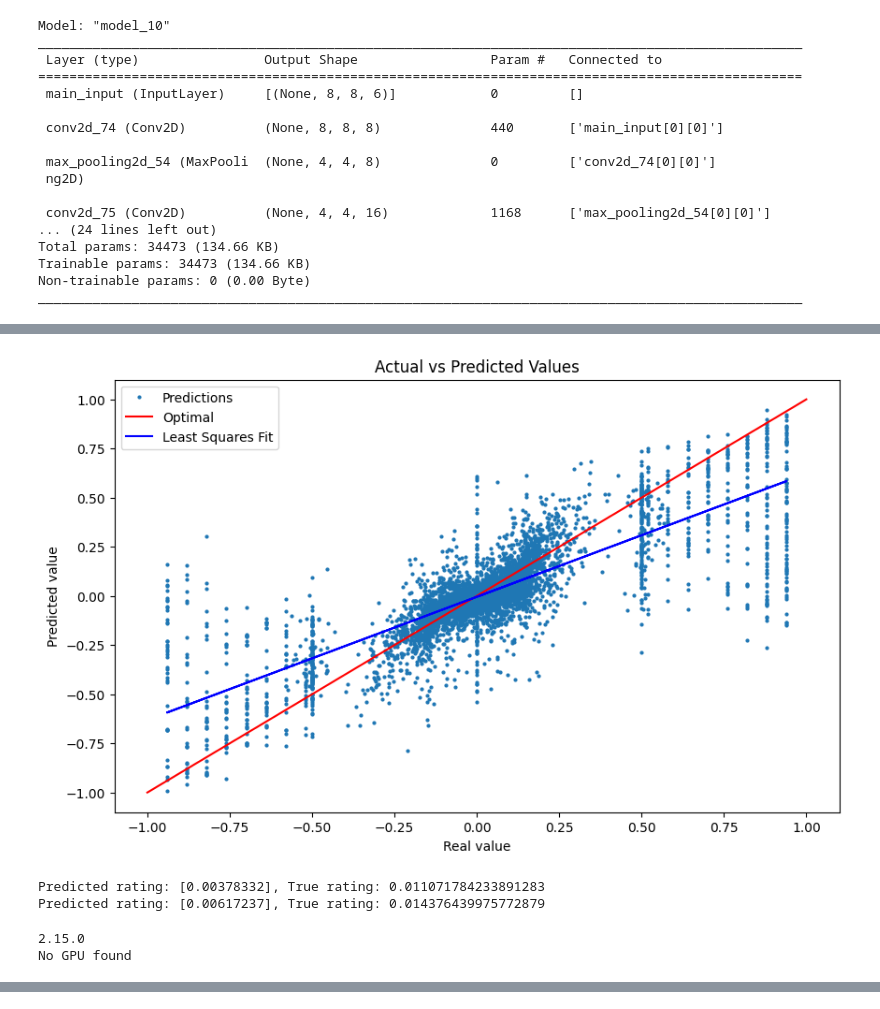
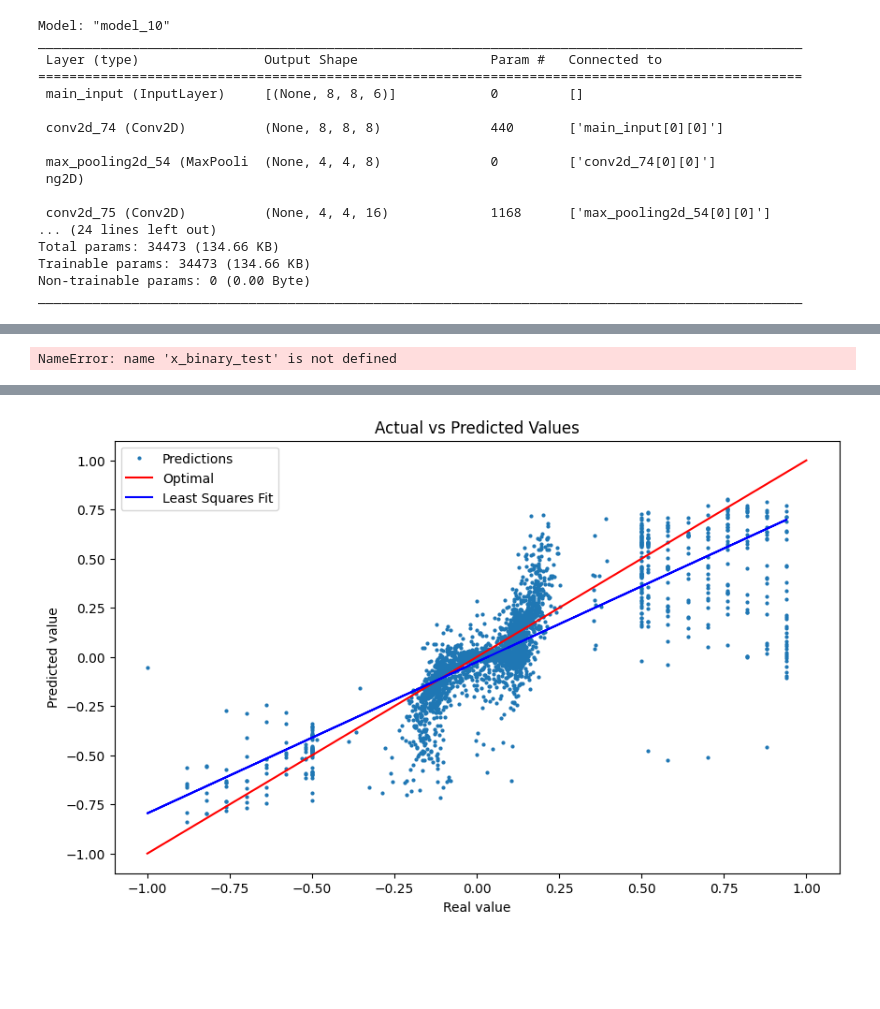
Before and after one commit to TheodorBeskow/ChessAI, a Jupyter notebook: AI/EvaluateModel.ipynb, the cells around one changed output, grey strips where cells are left out. Cells and saved outputs as stored; diff of their text form; code cells hidden in the pictures; blank space fills up the shorter version.

```diff
--- a/AI/EvaluateModel.ipynb
+++ b/AI/EvaluateModel.ipynb
@@ -165,22 +187,22 @@ model.save('TrainedModel.h5')
 import matplotlib.pyplot as plt
 import numpy as np
 
-x_test = [x_binary_test[:10000], x_piece_test[:10000]]
+x_test = [x_binary_test[:3000], x_piece_test[:3000]]
 # Predict the ratings for the test data
 y_pred = model.predict(x_test)
 
 plt.figure(figsize=(10, 6))
 
 # Scatter plot of actual vs predicted values
-plt.plot(y_test[:10000], y_pred, marker='o', linestyle='None', markersize=2.0, label='Predictions')
+plt.plot(y_test[:3000], y_pred, marker='o', linestyle='None', markersize=2.0, label='Predictions')
 
 # Line x=y for perfect predictions
 plt.plot([-1, 1], [-1, 1], color='red', label='Optimal')
 
 # Least squares fit line
-coeff = np.polyfit(y_test[:10000].flatten(), y_pred.flatten(), 1)
-fit_line = np.polyval(coeff, y_test[:10000].flatten())
-plt.plot(y_test[:10000], fit_line, color='blue', label='Least Squares Fit')
+coeff = np.polyfit(y_test[:3000].flatten(), y_pred.flatten(), 1)
+fit_line = np.polyval(coeff, y_test[:3000].flatten())
+plt.plot(y_test[:3000], fit_line, color='blue', label='Least Squares Fit')
 
 plt.title('Actual vs Predicted Values')
 plt.xlabel('Real value')
@@ -193,18 +215,49 @@ plt.show()
 for i in range(min(len(x_test), 300)):
     print(f"Predicted rating: {y_pred[i]}, True rating: {y_test[i]}")
 # %% [output]
-[figure, removed]
-Predicted rating: [0.00378332], True rating: 0.011071784233891283
-Predicted rating: [0.00617237], True rating: 0.014376439975772879
+NameError: name 'x_binary_test' is not defined
-# %%
-import tensorflow as tf
-print(tf.__version__)
-
-import tensorflow as tf
-if tf.test.gpu_device_name():
-    print('GPU found')
-else:
-    print('No GPU found')
-# %% [output]
-2.15.0
-No GPU found
+# %%
+from keras.models import load_model
+model = load_model(r"TrainedModel.h5")
+with open(r'ProcessedBotData.txt', 'r') as f:
+    lines = f.readlines()
+
+fens = [line.split()[0] + " " + line.split()[1] + " " + line.split()[2] for line in lines]
+ratings = [-float(line.split()[-1]) if line.split()[1] == 'b' else float(line.split()[-1]) for line in lines]
+
+# Separate the components into two arrays
+binary_boards2 = []
+piece_amounts2 = []
+
+for fen in fens:
+    binary_board2, piece_amount2 = fen_to_board(fen)
+    binary_boards2.append(binary_board2)
+    piece_amounts2.append(piece_amount2)
+
+binary_boards2 = np.array(binary_boards2)
+piece_amounts2 = np.array(piece_amounts2)
+ratings2 = np.array(ratings)
+
+x_test2 = [binary_boards2, piece_amounts2]
+y_pred2 = model.predict(x_test2)
+
+plt.figure(figsize=(10, 6))
+
+# Scatter plot of actual vs predicted values
+plt.plot(ratings2, y_pred2, marker='o', linestyle='None', markersize=2.0, label='Predictions')
+
+# Line x=y for perfect predictions
+plt.plot([-1, 1], [-1, 1], color='red', label='Optimal')
+
+# Least squares fit line
+coeff2 = np.polyfit(ratings2.flatten(), y_pred2.flatten(), 1)
+fit_line2 = np.polyval(coeff2, ratings2.flatten())
+plt.plot(ratings2, fit_line2, color='blue', label='Least Squares Fit')
+
+plt.title('Actual vs Predicted Values')
+plt.xlabel('Real value')
+plt.ylabel('Predicted value')
+plt.legend()
+
+plt.show()
+# %% [output]
@@ -210,0 +265 @@ No GPU found
+[figure, added]
```
Also changed, not shown: parts of 5 cells of this notebook, 9 other files.
